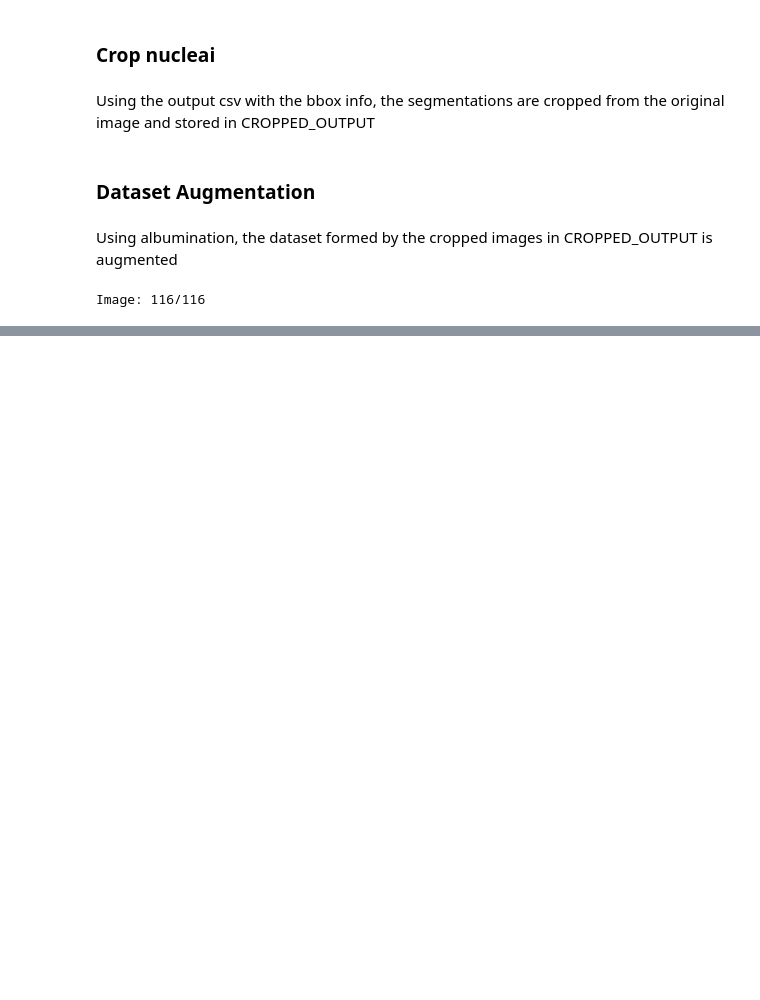
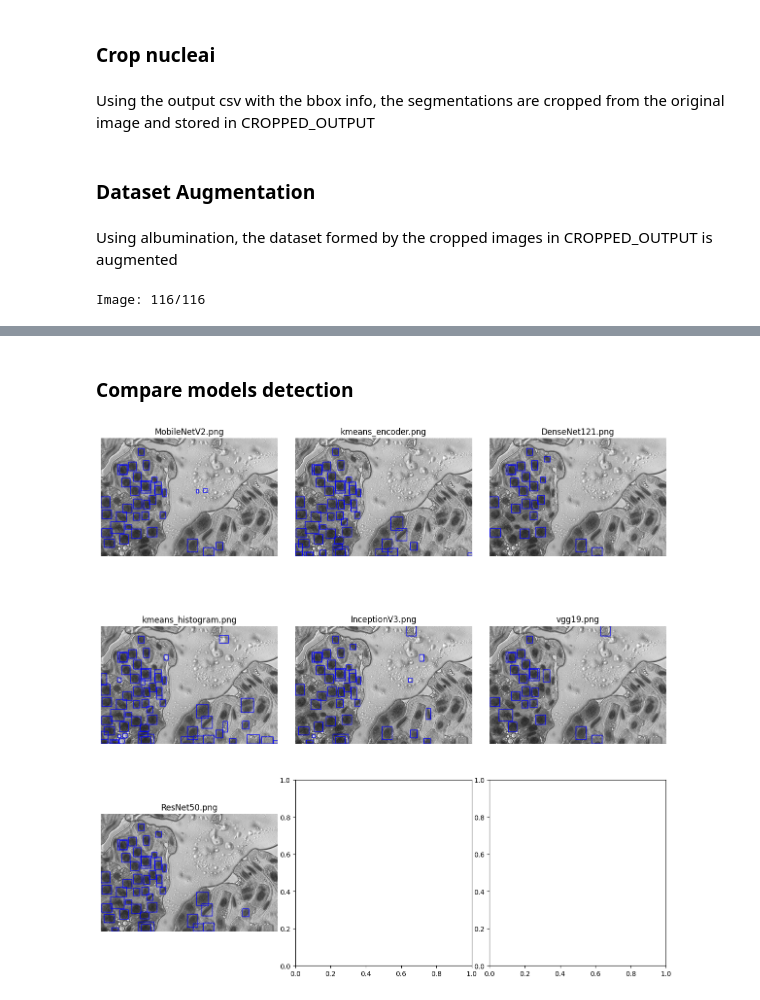
Before and after one commit to RawthiL/giar_ina_dev, a Jupyter notebook: notebooks/cell_segmentation_test.ipynb, the cells around one changed output, grey strips where cells are left out. Drawn from its saved outputs; the diff is of its cells as text; code cells hidden in the pictures; blank space fills up the shorter version.

```diff
--- a/notebooks/cell_segmentation_test.ipynb
+++ b/notebooks/cell_segmentation_test.ipynb
@@ -31,8 +38,8 @@ SAM_CHECKPOINT_PATH = "../media/models/SAM/sam_vit_h_4b8939.pth"
 IMAGE_PATH = "../media/data/input/"
 OUTPUT = "../output/"
 CSV_PATH = os.path.join(OUTPUT, "sam_out_2.csv")
-CROPPED_OUTPUT = os.path.join(OUTPUT, "cropped_cells")
-
+CROPPED_OUTPUT = os.path.join(OUTPUT, "cropped_cells/")
+MODELS_PATH = '../models/'
 # Select the devicce:
 # "cuda" : Will use the NVIDIA GPU
 # "cpu" : Will use the... CPU
@@ -179,0 +194,33 @@ Image: 116/116
+# %% [markdown]
+### Compare models detection
+# %%
+def plot_image_grid(folder_path, rows=4, cols=4):
+  """
+  Plots a grid of images from a given folder.
+
+  Args:
+    folder_path: Path to the folder containing images.
+    rows: Number of rows in the grid.
+    cols: Number of columns in the grid.
+  """
+
+  fig, axes = plt.subplots(rows, cols, figsize=(15, 15))
+
+  # Adjust spacing between subplots
+  fig.subplots_adjust(hspace=0.01, wspace=0.1)  # Reduce spacing
+
+  image_paths = [os.path.join(folder_path, file) for file in os.listdir(folder_path) if file.endswith(('.jpg', '.png', '.jpeg'))]
+
+  for ax, image_path in zip(axes.flat, image_paths):
+    img = plt.imread(image_path)
+    ax.imshow(img)
+    ax.set_title(os.path.basename(image_path))
+    ax.axis('off')
+
+  plt.show()
+
+# Example usage:
+folder_path = '../detected_cells/'
+plot_image_grid(folder_path, 3, 3)
+# %% [output]
+[figure, added]
```
Also changed, not shown: parts of 4 cells of this notebook, 3 other files.
